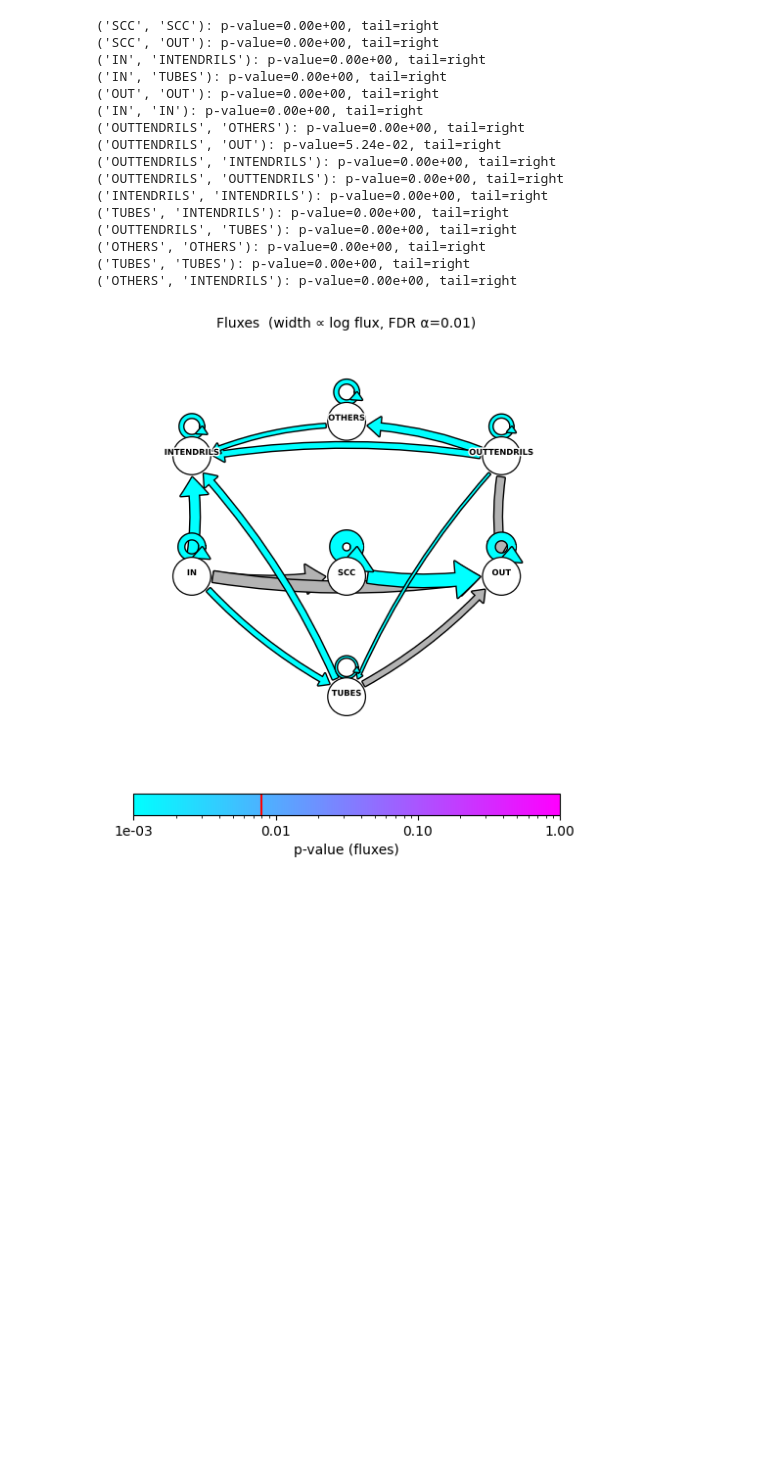
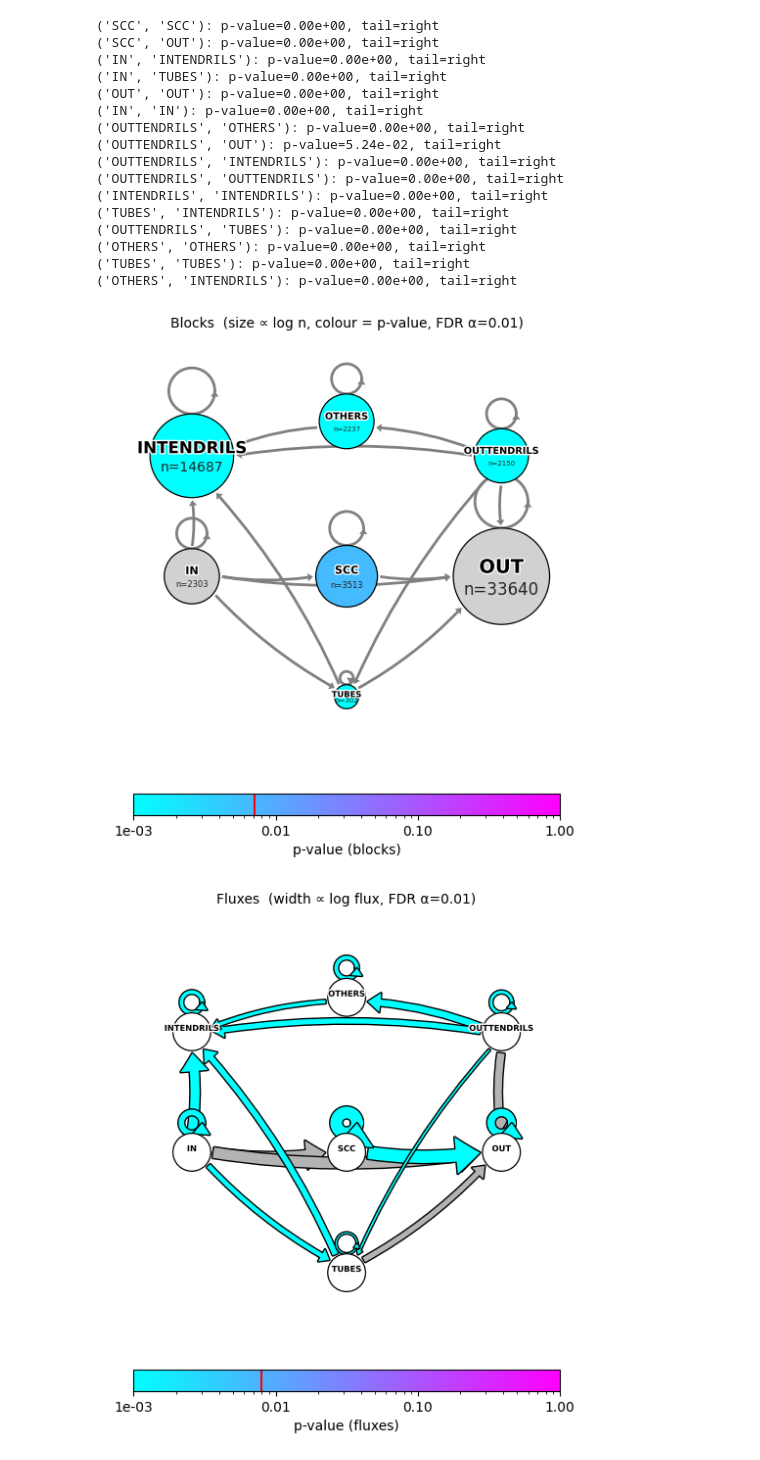
Before and after one commit to fabiosaracco/bowtie2, a Jupyter notebook: 0_2_bowtie_test.ipynb, the cells around one changed output. Drawn from its saved outputs; the diff is of its cells as text; code cells hidden in the pictures; blank space fills up the shorter version.

Commit message:
Two-tails vs. right-tail tests

```diff
--- a/0_2_bowtie_test.ipynb
+++ b/0_2_bowtie_test.ipynb
@@ -447,4 +451,17 @@ for key, item in fluxes_dict_0[dataset]['p_vals'].items():
 ('OTHERS', 'OTHERS'): p-value=0.00e+00, tail=right
 ('TUBES', 'TUBES'): p-value=0.00e+00, tail=right
 ('OTHERS', 'INTENDRILS'): p-value=0.00e+00, tail=right
+# %%
+# just the right tailed blocks with FDR validation
+right_tailed_blocks={}
+for key, item in block_dict_0[dataset]['p_vals'].items():
+    right_tailed_blocks[key] = item
+    if item['tail'] == 'right':
+        right_tailed_blocks[key]['p_value'] *=2
+    else:
+        right_tailed_blocks[key]['p_value']=1.
+plot_bowtie_blocks(right_tailed_blocks, fluxes_dict_0[dataset]['p_vals'], 0.01)
+plt.show()
+# %% [output]
+[figure, added]
 # %%
```
Also changed, not shown: parts of 4 cells of this notebook.
